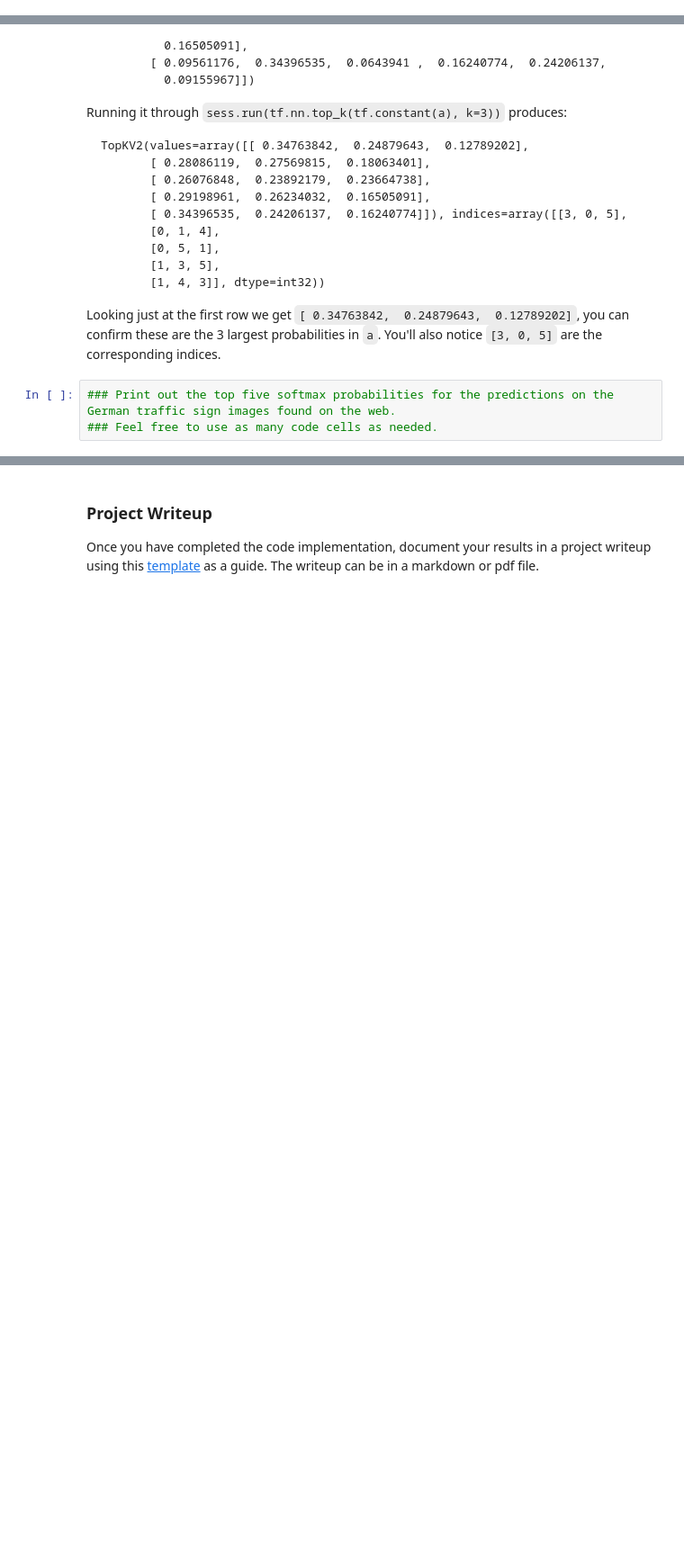
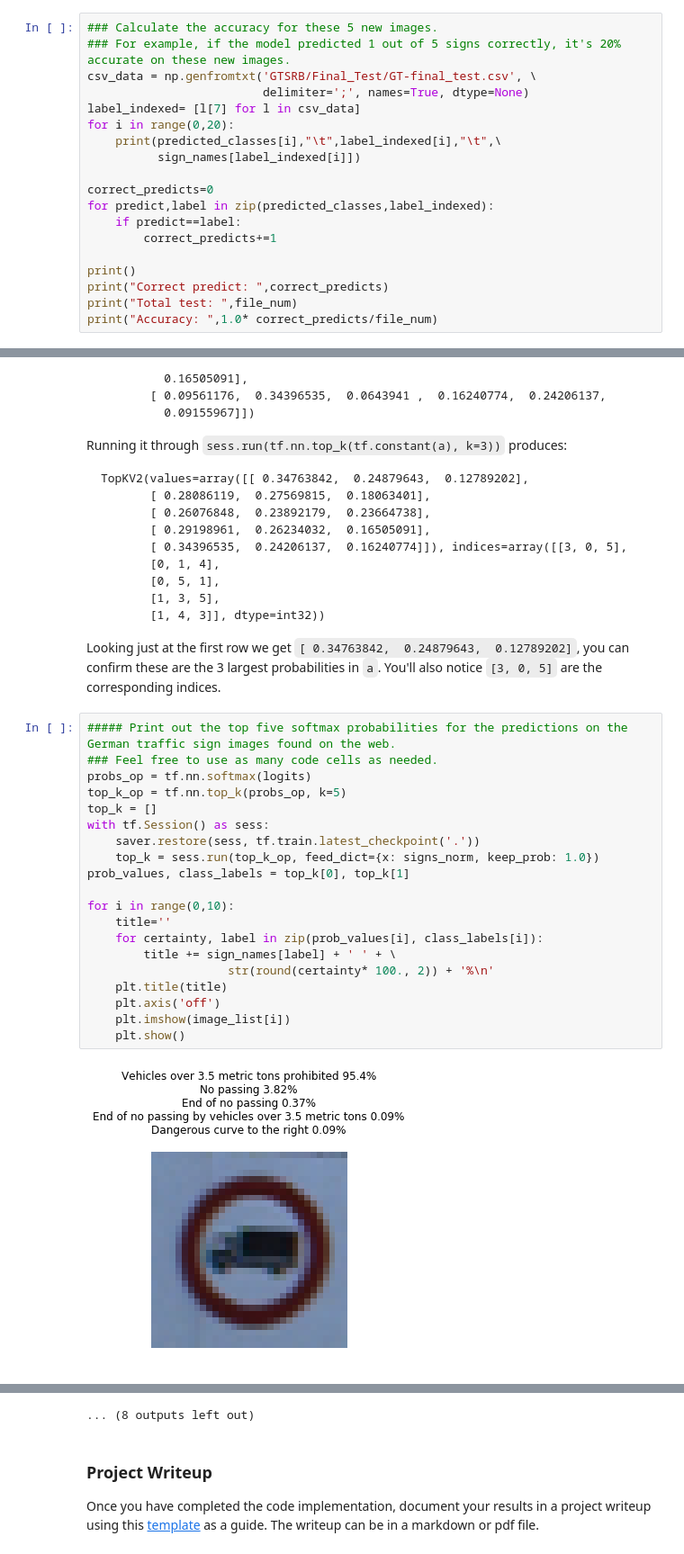
Before and after one commit to malichao/CarND-Traffic-Sign-Classifier-Project, a Jupyter notebook: Traffic_Sign_Classifier.ipynb, the cells around one changed output, grey strips where cells are left out. Shown at 90% size. Drawn from its saved outputs; the diff is of its cells as text; blank space fills up the shorter version.

````diff
--- a/Traffic_Sign_Classifier.ipynb
+++ b/Traffic_Sign_Classifier.ipynb
@@ -382,2 +390,21 @@ plt.show()
 # %% [markdown]
 ### Analyze Performance
+# %%
+### Calculate the accuracy for these 5 new images.
+### For example, if the model predicted 1 out of 5 signs correctly, it's 20% accurate on these new images.
+csv_data = np.genfromtxt('GTSRB/Final_Test/GT-final_test.csv', \
+                         delimiter=';', names=True, dtype=None)
+label_indexed= [l[7] for l in csv_data]
+for i in range(0,20):
+    print(predicted_classes[i],"\t",label_indexed[i],"\t",\
+          sign_names[label_indexed[i]])
+
+correct_predicts=0
+for predict,label in zip(predicted_classes,label_indexed):
+    if predict==label:
+        correct_predicts+=1
+
+print()
+print("Correct predict: ",correct_predicts)
+print("Total test: ",file_num)
+print("Accuracy: ",1.0* correct_predicts/file_num)
@@ -421,6 +466,25 @@ TopKV2(values=array([[ 0.34763842,  0.24879643,  0.12789202],
 ```
 
 Looking just at the first row we get `[ 0.34763842,  0.24879643,  0.12789202]`, you can confirm these are the 3 largest probabilities in `a`. You'll also notice `[3, 0, 5]` are the corresponding indices.
-# %%
-### Print out the top five softmax probabilities for the predictions on the German traffic sign images found on the web.
-### Feel free to use as many code cells as needed.
+# %%
+##### Print out the top five softmax probabilities for the predictions on the German traffic sign images found on the web.
+### Feel free to use as many code cells as needed.
+probs_op = tf.nn.softmax(logits)
+top_k_op = tf.nn.top_k(probs_op, k=5)
+top_k = []
+with tf.Session() as sess:
+    saver.restore(sess, tf.train.latest_checkpoint('.'))
+    top_k = sess.run(top_k_op, feed_dict={x: signs_norm, keep_prob: 1.0})
+prob_values, class_labels = top_k[0], top_k[1]
+
+for i in range(0,10):
+    title=''
+    for certainty, label in zip(prob_values[i], class_labels[i]):
+        title += sign_names[label] + ' ' + \
+                    str(round(certainty* 100., 2)) + '%\n'
+    plt.title(title)
+    plt.axis('off')
+    plt.imshow(image_list[i])
+    plt.show()
+# %% [output]
+[figure, added]
@@ -427,3 +502,4 @@ Looking just at the first row we get `[ 0.34763842,  0.24879643,  0.12789202]`,
+... (8 outputs left out)
 # %% [markdown]
 ### Project Writeup
 
````
Also changed, not shown: parts of 5 cells of this notebook.
